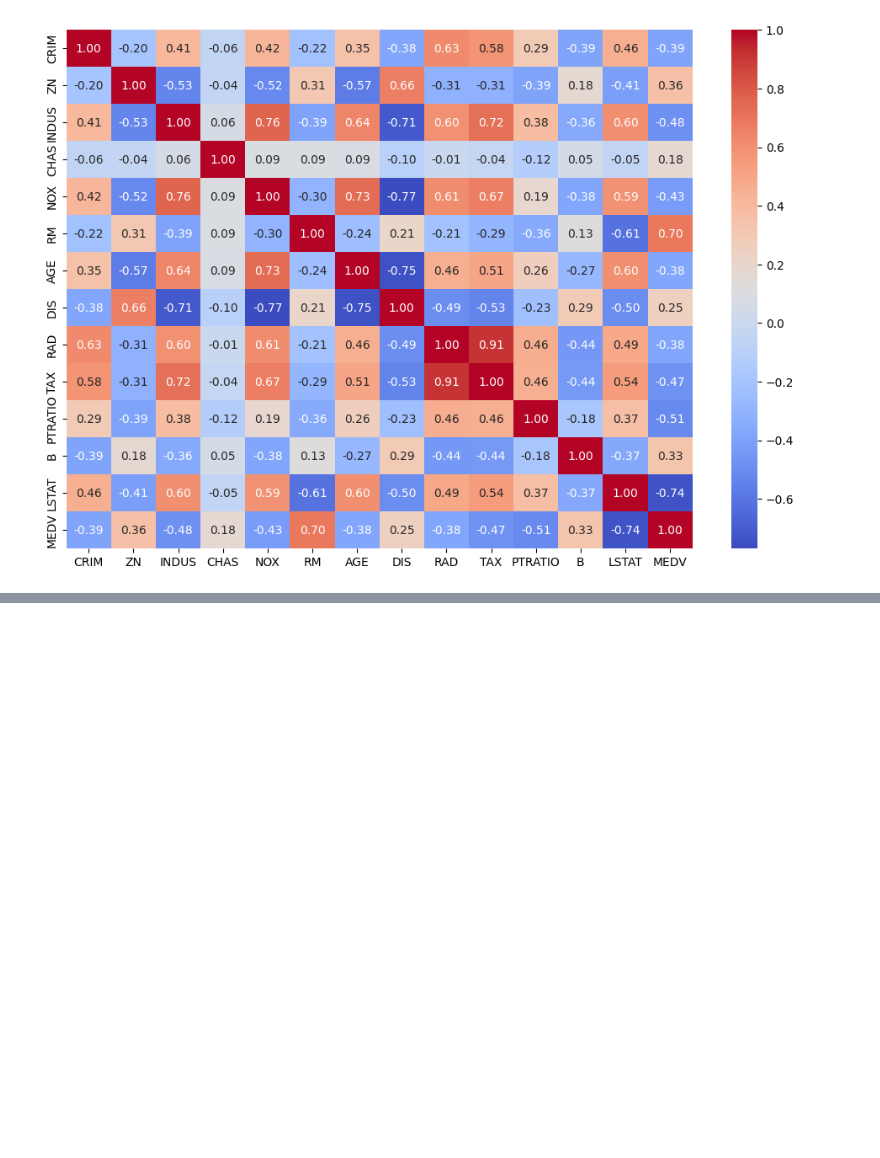
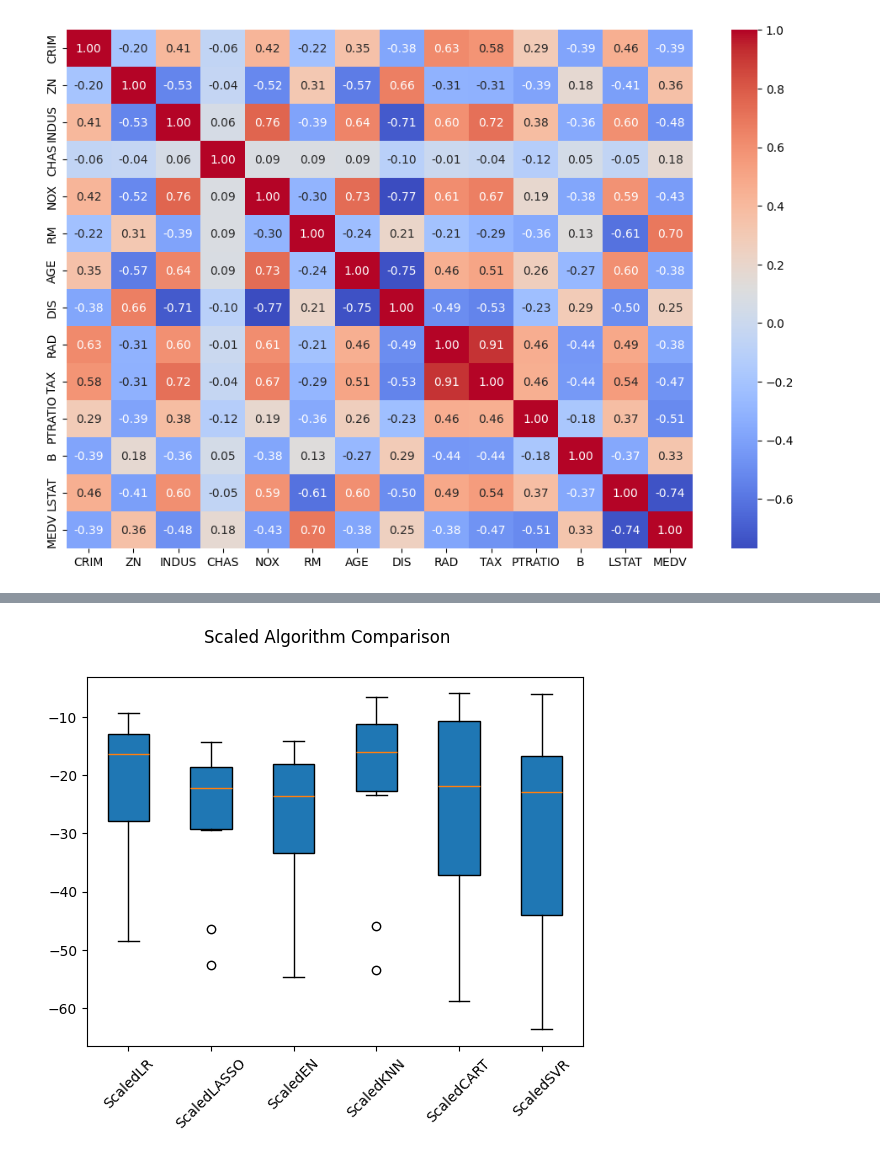
Before and after one commit to chplay2020/Machine-Learning-Mastery-with-Python, a Jupyter notebook: Part-III-Project/Chapter20/main.ipynb, the cells around one changed output, grey strips where cells are left out. Cells and saved outputs as stored; diff of their text form; code cells hidden in the pictures; blank space fills up the shorter version.

```diff
--- a/Part-III-Project/Chapter20/main.ipynb
+++ b/Part-III-Project/Chapter20/main.ipynb
@@ -271,0 +360,26 @@ plt.show()
+# %%
+# evaluate each model in turn
+results = []   # danh sách để lưu kết quả đánh giá (MSE) của từng model qua cross-validation
+names = []     # danh sách để lưu tên của các model
+
+# duyệt qua từng cặp (tên, mô hình) trong danh sách models
+for name, model in models:
+    # tạo đối tượng KFold cross validation
+    # n_splits=num_folds --> chia dữ liệu thành num_folds phần
+    # random_state=seed --> đảm bảo kết quả có thể tái lập
+    # shuffle=True --> xáo trộn dữ liệu trước khi chia fold
+    kfold = KF(n_splits=num_folds, random_state=seed, shuffle=True)
+
+    # chạy cross_val_score cho model với tập train (X_train, Y_train)
+    # cv=kfold --> dùng KFold làm phương pháp chia fold
+    # scoring=scoring --> chỉ định thước đo đánh giá (vd: 'neg_mean_squared_error')
+    cv_results = cvs(model, X_train, Y_train, cv=kfold, scoring=scoring)
+
+    # lưu kết quả (mảng các điểm số của từng fold) vào results
+    results.append(cv_results)
+    # lưu tên model vào danh sách names
+    names.append(name)
+
+    # in ra kết quả trung bình và độ lệch chuẩn của điểm số cross-validation cho từng model
+    msg = "%s: %f (%f)" % (name, cv_results.mean(), cv_results.std())
+    print(msg)
@@ -271,0 +546,10 @@ plt.show()
+# %%
+# Compare Algorithms
+fig = plt.figure()
+fig.suptitle('Scaled Algorithm Comparison')
+ax = fig.add_subplot(111)
+plt.boxplot(results, vert=True, patch_artist=True, labels=names)
+ax.set_xticklabels(names, rotation=45)
+plt.show()
+# %% [output]
+[figure, added]
```
Also changed, not shown: parts of 39 cells of this notebook.
